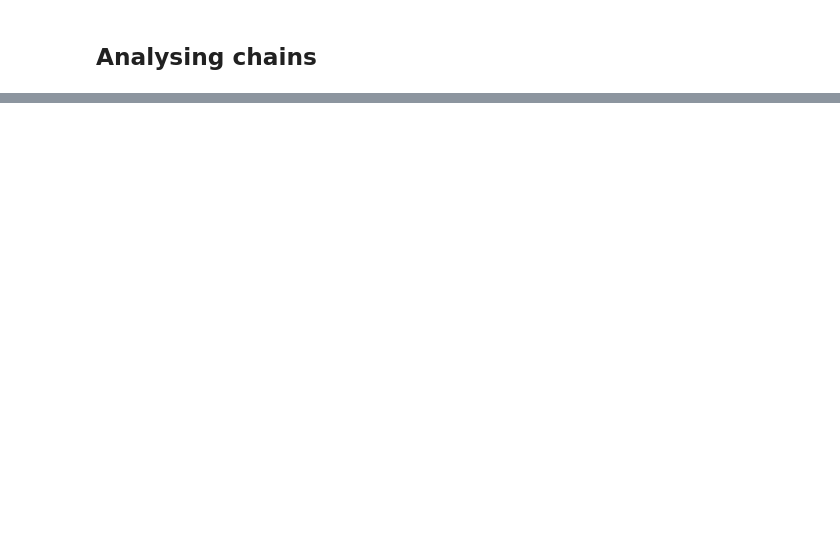
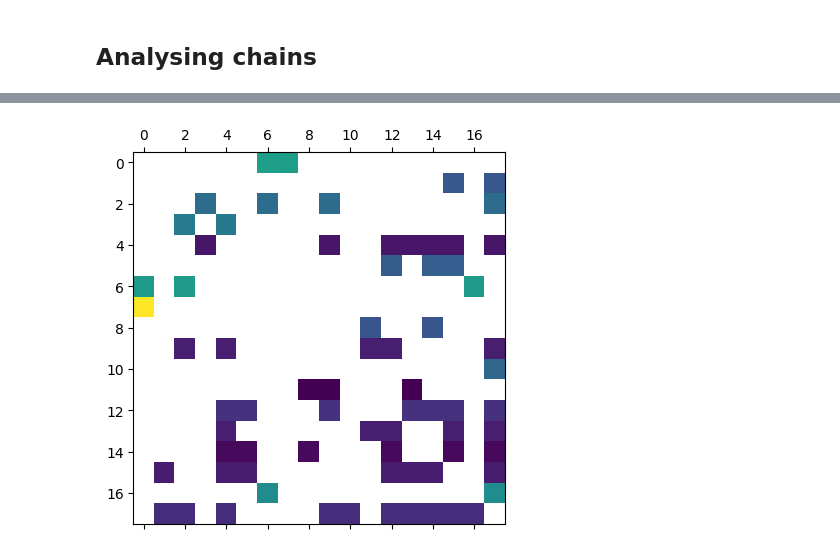
Before and after one commit to cewebbr/brass, a Jupyter notebook: analysis/30_applying-to-sentiments.ipynb, the cells around one changed output, grey strips where cells are left out. Drawn from its saved outputs; the diff is of its cells as text; code cells hidden in the pictures; blank space fills up the shorter version.

```diff
--- a/analysis/30_applying-to-sentiments.ipynb
+++ b/analysis/30_applying-to-sentiments.ipynb
@@ -146,0 +222,15 @@ pl.show()
+# %%
+# Select indepedent emotion pairs:
+indep_df = emo_stats_df.loc[(emo_stats_df['s p-value'] > 0.16)].copy()
+
+# Create an ID for the sentiment pair:
+indep_df['pair_id'] = indep_df['A'] + indep_df['B']
+indep_df['pair_id'].where(indep_df['A'] < indep_df['B'], indep_df['B'] + indep_df['A'], inplace=True)
+
+# Sanity check:
+assert set(indep_df['A'] + indep_df['B']) == set(indep_df['B'] + indep_df['A'])
+
+# Select cases with low error:
+indep_df = indep_df.loc[indep_df['dev sP(A|B)'] < 0.02]
+# Select pair that all permutations have low error:
+indep_df = indep_df.loc[indep_df.duplicated(subset='pair_id', keep=False)]
@@ -146,0 +258,4 @@ pl.show()
+# %%
+pl.matshow(indep_df.pivot(index='A', columns='B', values='P(A)'));
+# %% [output]
+[figure, added]
```
Also changed, not shown: parts of 26 cells of this notebook.
